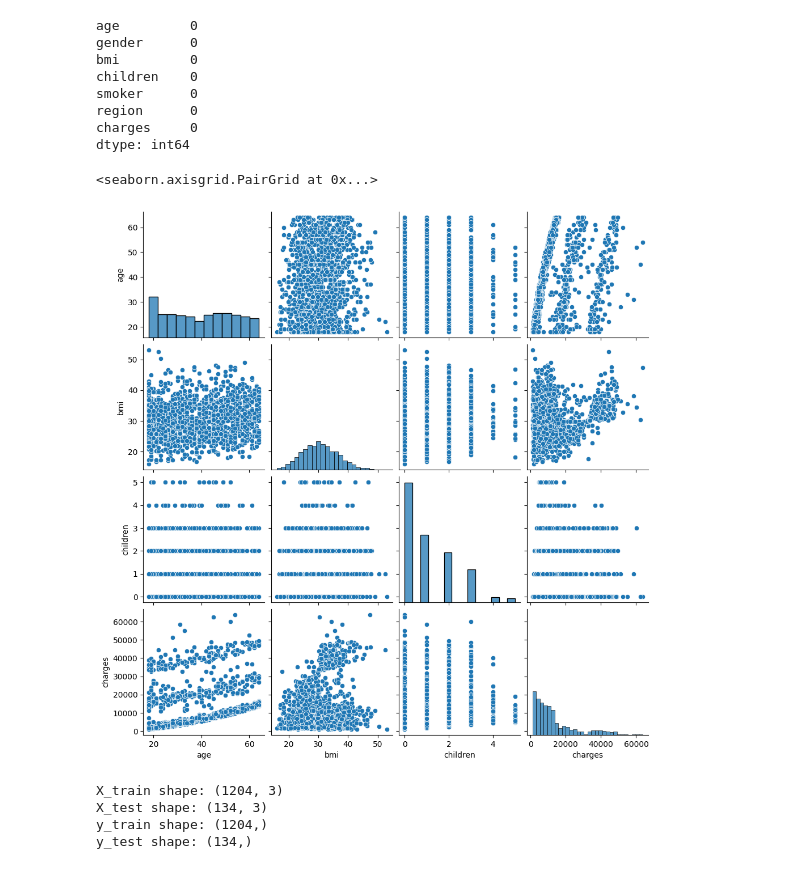
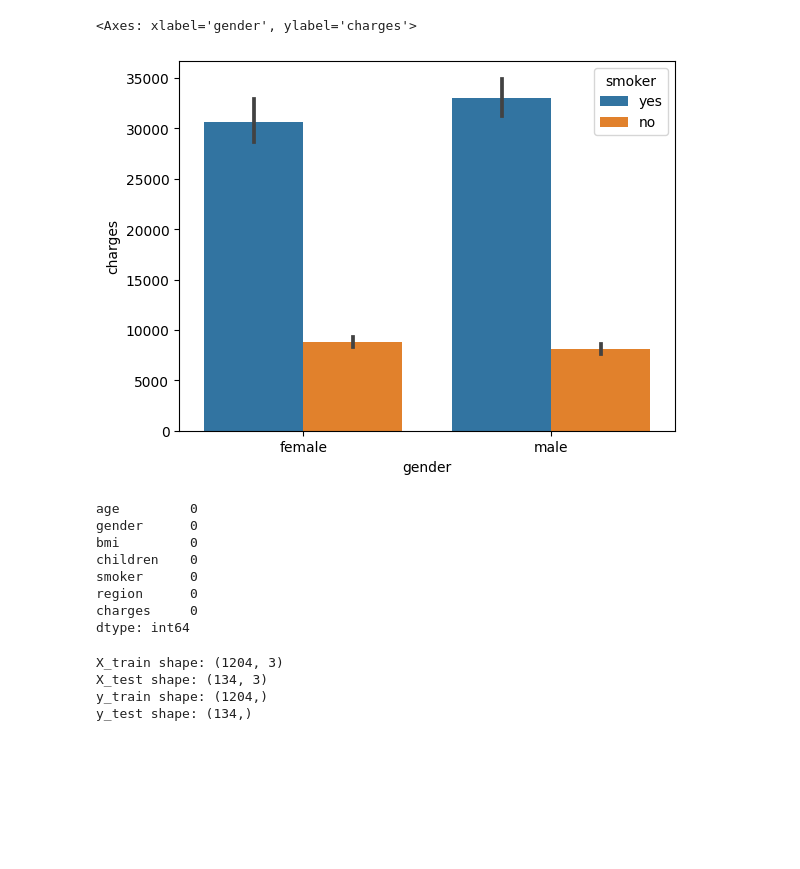
Before and after one commit to AnkitKhatawaliya/Data-Science-Projects, a Jupyter notebook: ML_Insurance.ipynb, the cells around one changed output. Saved outputs shown, nothing was run; the diff lists cells and outputs as text; code cells hidden in the pictures; blank space fills up the shorter version.

```diff
--- a/ML_Insurance.ipynb
+++ b/ML_Insurance.ipynb
@@ -11,3 +17,8 @@ Insurance=pd.read_csv(url)
+# %%
+sns.barplot(data=Insurance, x='gender',y='charges',hue='smoker')
+# %% [output]
+<Axes: xlabel='gender', ylabel='charges'>
+[figure, added]
 # %%
 Insurance.isnull().sum()
 # %% [output]
@@ -24,10 +35,7 @@ Insurance.drop('gender',axis=1,inplace=True)
 Insurance.drop('smoker',axis=1,inplace=True)
 Insurance.drop('region',axis=1,inplace=True)
 # %%
-sns.pairplot(data=Insurance)
+#sns.pairplot(data=Insurance)
-# %% [output]
-<seaborn.axisgrid.PairGrid at 0x...>
-[figure, removed]
 # %%
 from sklearn.model_selection import train_test_split
 
```
Also changed, not shown: parts of 17 cells of this notebook.
